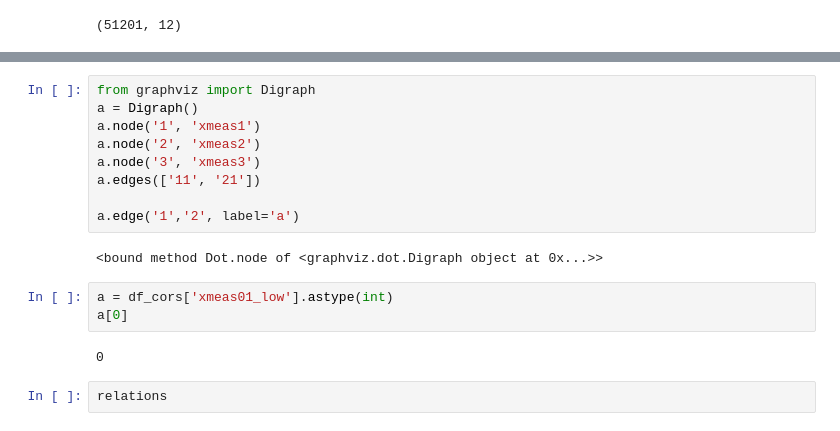
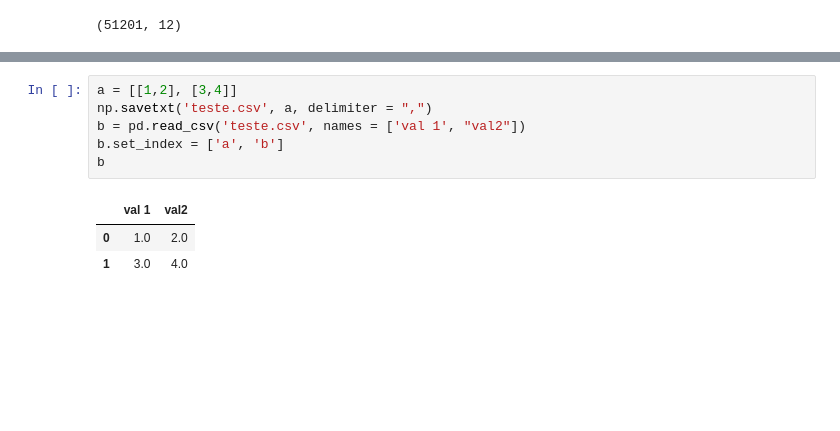
Before and after one commit to ruteee/pesquisa, a Jupyter notebook: Análise de interrrelação.ipynb, the cells around one changed output, grey strips where cells are left out. Saved outputs shown, nothing was run; the diff lists cells and outputs as text; blank space fills up the shorter version.

```diff
--- a/Análise de interrrelação.ipynb
+++ b/Análise de interrrelação.ipynb
@@ -204,18 +189,10 @@ plot_mat_corrs(figsize=(30,20), annot=True, matrix=df_cors)
-# %%
-from graphviz import Digraph
-a = Digraph()
-a.node('1', 'xmeas1')
-a.node('2', 'xmeas2')
-a.node('3', 'xmeas3')
-a.edges(['11', '21'])
-
-a.edge('1','2', label='a')
-# %% [output]
-<bound method Dot.node of <graphviz.dot.Digraph object at 0x...>>
-# %%
-a = df_cors['xmeas01_low'].astype(int)
-a[0]
-# %% [output]
-0
-# %%
-relations
+# %%
+a = [[1,2], [3,4]]
+np.savetxt('teste.csv', a, delimiter = ",")
+b = pd.read_csv('teste.csv', names = ['val 1', "val2"])
+b.set_index = ['a', 'b']
+b
+# %% [output]
+|  | val 1 | val2 |
+| 0 | 1.0 | 2.0 |
+| 1 | 3.0 | 4.0 |
```
Also changed, not shown: parts of 6 cells of this notebook.
